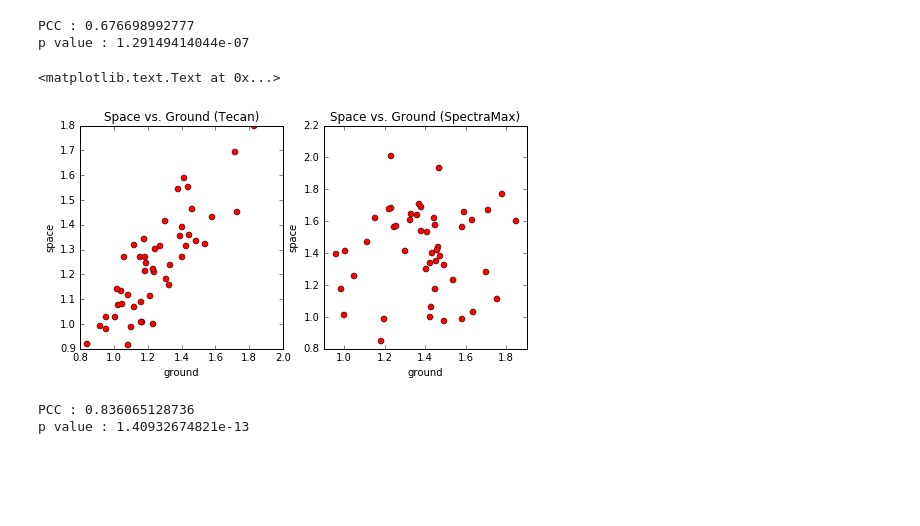
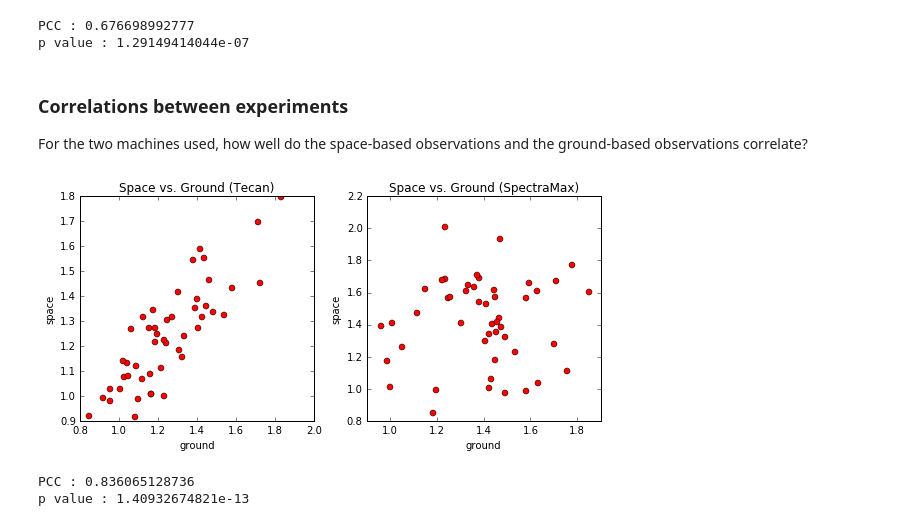
Before and after one commit to ryneches/SpaceGrowth, a Jupyter notebook: OD600 Tecan.ipynb, the cells around one changed output. Cells and saved outputs as stored; diff of their text form; code cells hidden in the pictures; blank space fills up the shorter version.

```diff
--- a/OD600 Tecan.ipynb
+++ b/OD600 Tecan.ipynb
@@ -185,19 +205,24 @@ print 'p value :', p
 # %% [output]
 PCC : 0.676698992777
 p value : 1.29149414044e-07
+# %% [markdown]
+### Correlations between experiments
+
+For the two machines used, how well do the space-based observations and the
+ground-based observations correlate?
 # %%
 figure(figsize=(8, 4))
 subplot(1,2,1)
 plot( data['tecan_ground'], data['tecan_space'], 'ro' )
 title( 'Space vs. Ground (Tecan)' )
 xlabel('ground')
 ylabel('space')
 subplot(1,2,2)
 plot( data['ground 96h OD'], data['space 96h OD'], 'ro' )
 title( 'Space vs. Ground (SpectraMax)' )
 xlabel('ground')
 ylabel('space')
+tight_layout()
 # %% [output]
-<matplotlib.text.Text at 0x...>
-[figure, old version]
+[figure, new version]
 # %%
```
Also changed, not shown: parts of 12 cells of this notebook.
